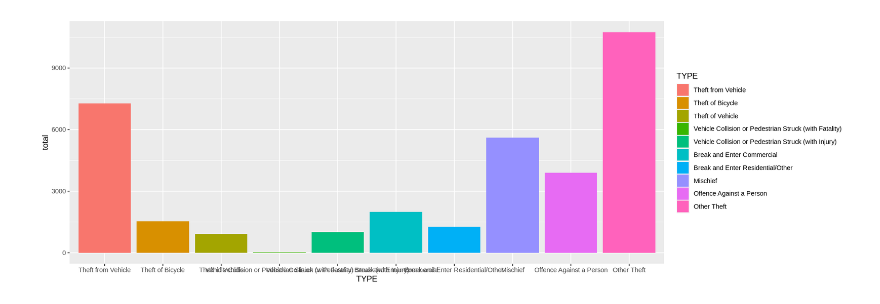
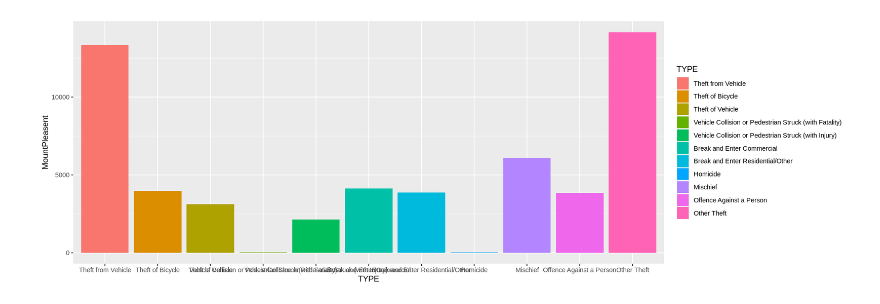
Before and after one commit to vkyaang/Stat201-project, a Jupyter notebook: project.ipynb, the cells around one changed output. Drawn from its saved outputs; the diff is of its cells as text; code cells hidden in the pictures.

```diff
--- a/project.ipynb
+++ b/project.ipynb
@@ -25,5 +9,5 @@ The following object is masked from ‘package:dplyr’:
 # %%
-crime_data <- read_csv('crimedata_csv_AllNeighbourhoods_2022.csv') %>%
+crime_data <- read_csv('crimedata_csv_AllNeighbourhoods_AllYears.csv') %>%
     mutate(TYPE = as_factor(TYPE),
           NEIGHBOURHOOD = as_factor(NEIGHBOURHOOD)) %>%
     drop_na()
@@ -82,31 +41,25 @@ crime_data_clean <- crime_data %>%
 head(crime_data_clean)
 
 crime_data_total <- crime_data_clean %>%
-    filter(TYPE !='Homicide') %>%
     summarise(total = n())
 
 
-west_end_n <- crime_data_clean %>%
-    filter(NEIGHBOURHOOD == 'West End') %>%
-    summarise(westend = n())
+mount_pleasant_n <- crime_data_clean %>%
+    filter(NEIGHBOURHOOD == 'Mount Pleasant') %>%
+    summarise(MountPleasent = n())
 
 strathcona_n <- crime_data_clean %>%
     filter(NEIGHBOURHOOD == 'Strathcona') %>%
-    filter(TYPE !='Homicide') %>%
     summarise(Strathcona = n())
 
 
 crime_data_sum <- crime_data_total %>%
-    inner_join(west_end_n, by = 'TYPE') %>%
+    inner_join(mount_pleasant_n, by = 'TYPE') %>%
     inner_join(strathcona_n, by = 'TYPE') %>%
-    mutate(westend_prop = westend/total) %>%
+    mutate(MountPleasent_prop = MountPleasent/total) %>%
     mutate(strathcona_prop = Strathcona/total) %>%
-    mutate(prop_diff = westend_prop - strathcona_prop) %>%
-    mutate(westend_mean = mean(westend))
-
-crime_data_total
-crime_data_sum
-summary(crime_data_clean)
+    mutate(prop_diff = MountPleasent_prop - strathcona_prop) %>%
+    mutate(MountPleasent_mean = mean(MountPleasent))
 # %% [output]
 A grouped_df: 6 × 2
 | TYPE | NEIGHBOURHOOD |
@@ -188,9 +185,9 @@ Warning message in is.na(e1) | is.na(e2):
 # %%
 options(repr.plot.width = 15, repr.plot.height = 5)
 westend_sum_plot <- crime_data_sum %>%
-    ggplot(aes(x=TYPE, y=westend, fill=TYPE)) +
+    ggplot(aes(x=TYPE, y= MountPleasent, fill=TYPE)) +
     geom_bar(stat = 'identity')
 
 westend_sum_plot
 # %% [output]
-[figure, old version]
+[figure, new version]
```
Also changed, not shown: parts of 12 cells of this notebook.
